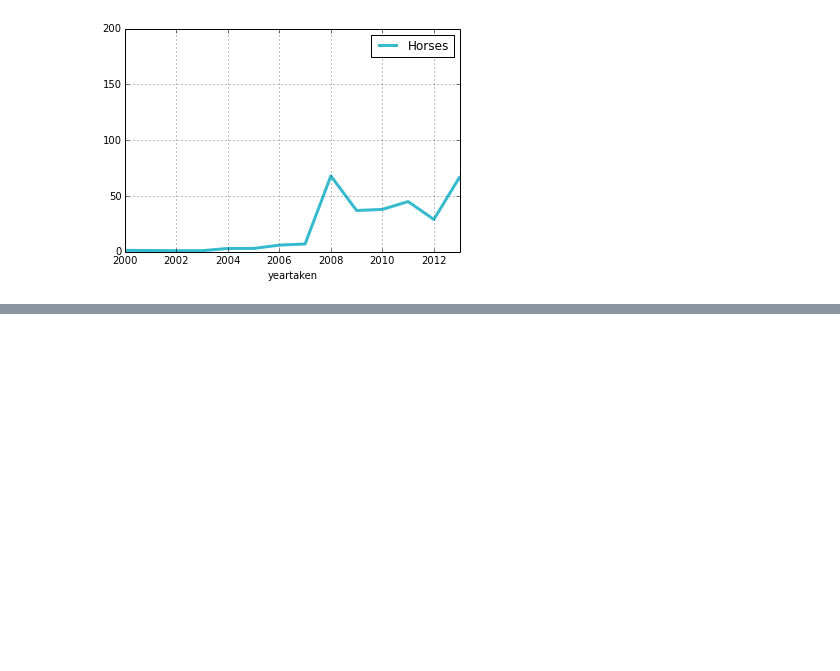
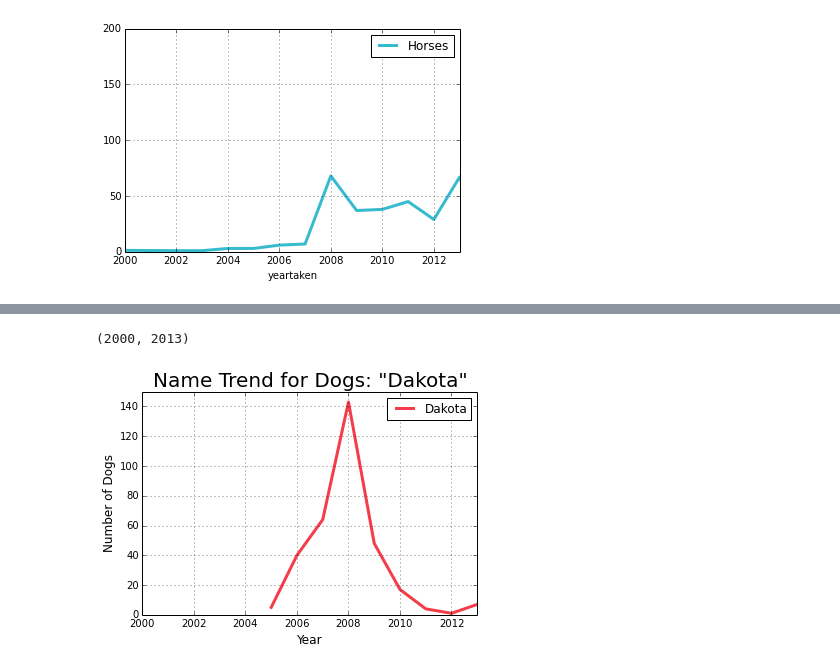
Before and after one commit to cal-a-mari/web-appetit, a Jupyter notebook: notebooks/Pet Photo Analysis.ipynb, the cells around one changed output, grey strips where cells are left out. Drawn from its saved outputs; the diff is of its cells as text; code cells hidden in the pictures; blank space fills up the shorter version.

```diff
--- a/notebooks/Pet Photo Analysis.ipynb
+++ b/notebooks/Pet Photo Analysis.ipynb
@@ -581,0 +902,12 @@ pylab.xlim([2000,2013])
+# %%
+dakota = get_trends_all('dog,pet,dakota')
+dakota.plot(color='#F53C4A', label='Dakota', lw=3)
+plt.title('Name Trend for Dogs: "Dakota"', fontsize=20)
+plt.ylabel('Number of Dogs', fontsize=12)
+plt.xlabel('Year', fontsize=12)
+plt.legend(loc='best')
+pylab.ylim([0,150])
+pylab.xlim([2000,2013])
+# %% [output]
+(2000, 2013)
+[figure, added]
```
Also changed, not shown: parts of 51 cells of this notebook, 2 other files.
